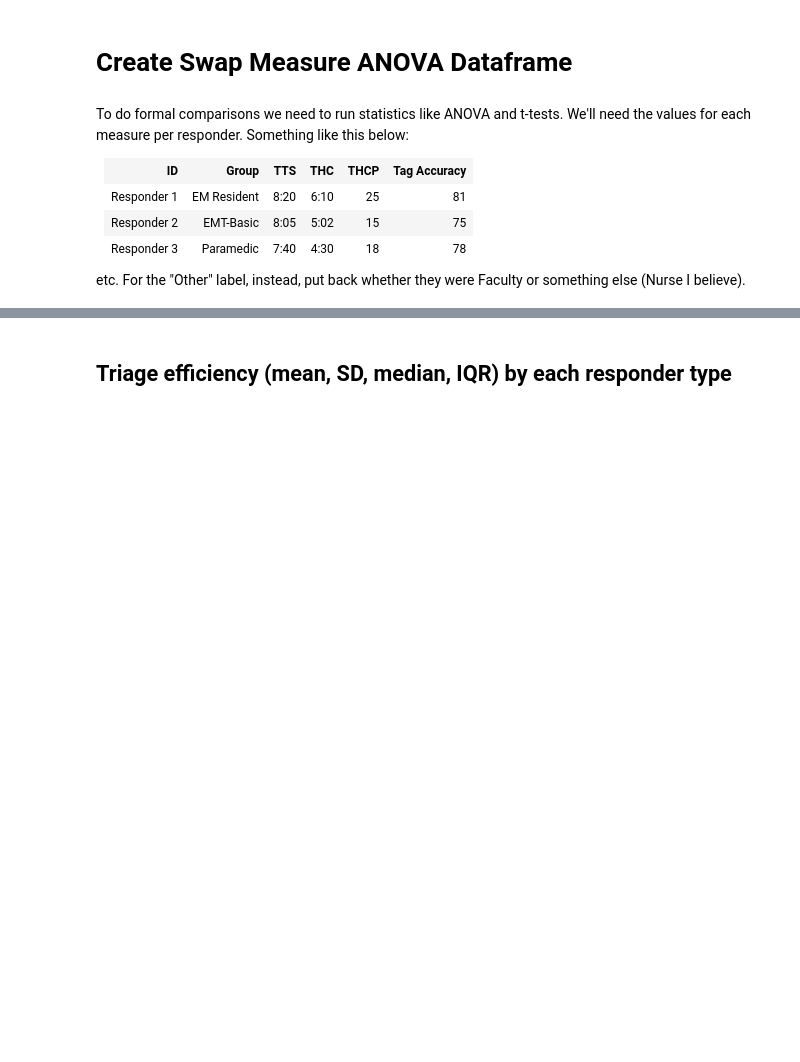
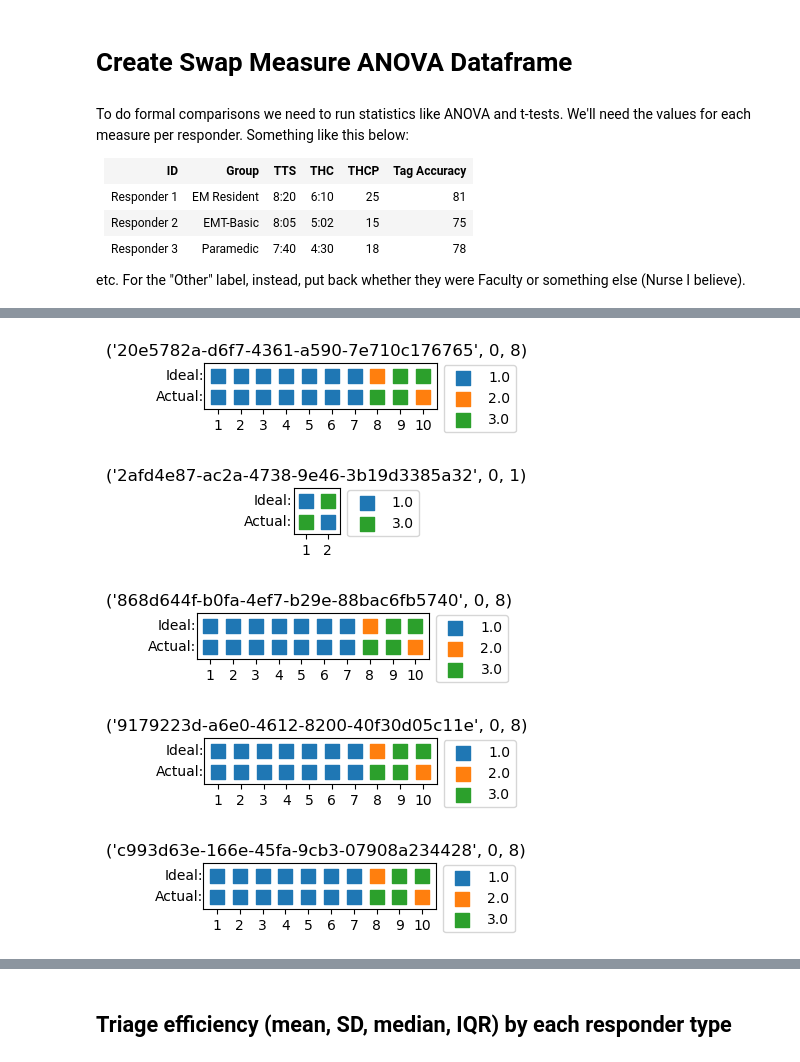
Before and after one commit to dbabbitt/itm-analysis-reporting-1, a Jupyter notebook: builders/Create Swap Measure ANOVA Dataframe.ipynb, the cells around one changed output, grey strips where cells are left out. Saved outputs shown, nothing was run; the diff lists cells and outputs as text; code cells hidden in the pictures; blank space fills up the shorter version.

```diff
--- a/builders/Create Swap Measure ANOVA Dataframe.ipynb
+++ b/builders/Create Swap Measure ANOVA Dataframe.ipynb
@@ -162,0 +71,7 @@ print(elevens_df.shape[0], elevens_df.session_uuid.nunique(), elevens_df.shape[1
+# %%
+
+# Get a dataset of only first11 patients
+nongrouped_patients_list = nu.load_object('nongrouped_patients_list')
+mask_series = ~elevens_df.patient_id.isin(nongrouped_patients_list)
+elevens_df = elevens_df[mask_series]
+print('elevens_df', elevens_df.shape[0], elevens_df.session_uuid.nunique(), elevens_df.shape[1]) # 388745 331 118
@@ -165,3 +82,12 @@ print(elevens_df.shape[0], elevens_df.session_uuid.nunique(), elevens_df.shape[1
 # for the "Other" label, instead, put back whether they were Faculty or something else (Nurse, etc.)
 mask_series = (elevens_df.responder_category == 'Other')
 elevens_df.loc[mask_series, 'responder_category'] = elevens_df.loc[mask_series, 'overall_category']
+# %%
+
+# Get priority group dictionary and set a column with in the merge dataset
+mask_series = ~first11_optimal_order_df.Patient.isnull()
+priority_group_dict = first11_optimal_order_df[mask_series].set_index('Patient').Group.to_dict()
+first11_patients_list = sorted(first11_optimal_order_df[mask_series].Patient.unique())
+print(priority_group_dict)
+mask_series = elevens_df.patient_id.isin(first11_patients_list)
+elevens_df.loc[mask_series, 'priority_group'] = elevens_df.loc[mask_series, 'patient_id'].map(priority_group_dict)
@@ -167,0 +161,34 @@ elevens_df.loc[mask_series, 'responder_category'] = elevens_df.loc[mask_series,
+# %%
+
+# Check for the 159 people with the single patient order error
+mask_series = (count_swaps_df.swaps_to_perfect_order_count == 1)
+
+# Get a count of whether the error is from group 2 or group 3
+n = 999  # Number of times to loop
+tuples_list = []
+for ((session_uuid, scene_id), _), n in zip(count_swaps_df[mask_series].groupby(fu.scene_groupby_columns), range(n)):
+    mask_series = True
+    for cn in fu.scene_groupby_columns: mask_series &= (elevens_df[cn] == eval(cn))
+    scene_df = elevens_df[mask_series]
+    # print(session_uuid, scene_id, scene_df.shape[0])
+    actual_sequence, ideal_sequence, sort_dict = get_actual_and_ideal_sequences(scene_df, verbose=False)
+    unsort_dict = {v1: k for k, v in sort_dict.items() for v1 in v}
+    actual_list = [unsort_dict[a] for a in actual_sequence]
+    ideal_list = [unsort_dict[i] for i in ideal_sequence]
+    if len(sort_dict[3]) and (actual_list.index(3) < len(actual_list) - len(sort_dict[3])):
+        plt = nu.plot_sequences([actual_list, ideal_list], color_dict={1: '#1f77b4', 2: '#ff7f0e', 3: '#2ca02c'})
+        title_obj = plt.suptitle(t=(session_uuid, scene_id, actual_list.index(3)+1), x=0.5, y=1.2)
+        plt.annotate('Ideal:', (0.0, 2.0), textcoords='offset points', xytext=(-10, 0), ha='right', va='center')
+        plt.annotate('Actual:', (0.0, 2.0), textcoords='offset points', xytext=(-10, -15), ha='right', va='center')
+    if len(sort_dict[2]):
+        sequence_tuple = (
+            session_uuid, scene_id, actual_sequence.tolist().index(sort_dict[2][0])+1,
+            actual_list, ideal_list
+         )
+        tuples_list.append(sequence_tuple)
+# %% [output]
+[figure, added]
+[figure, added]
+[figure, added]
+[figure, added]
+[figure, added]
```
Also changed, not shown: parts of 15 cells of this notebook, 13 other files.
